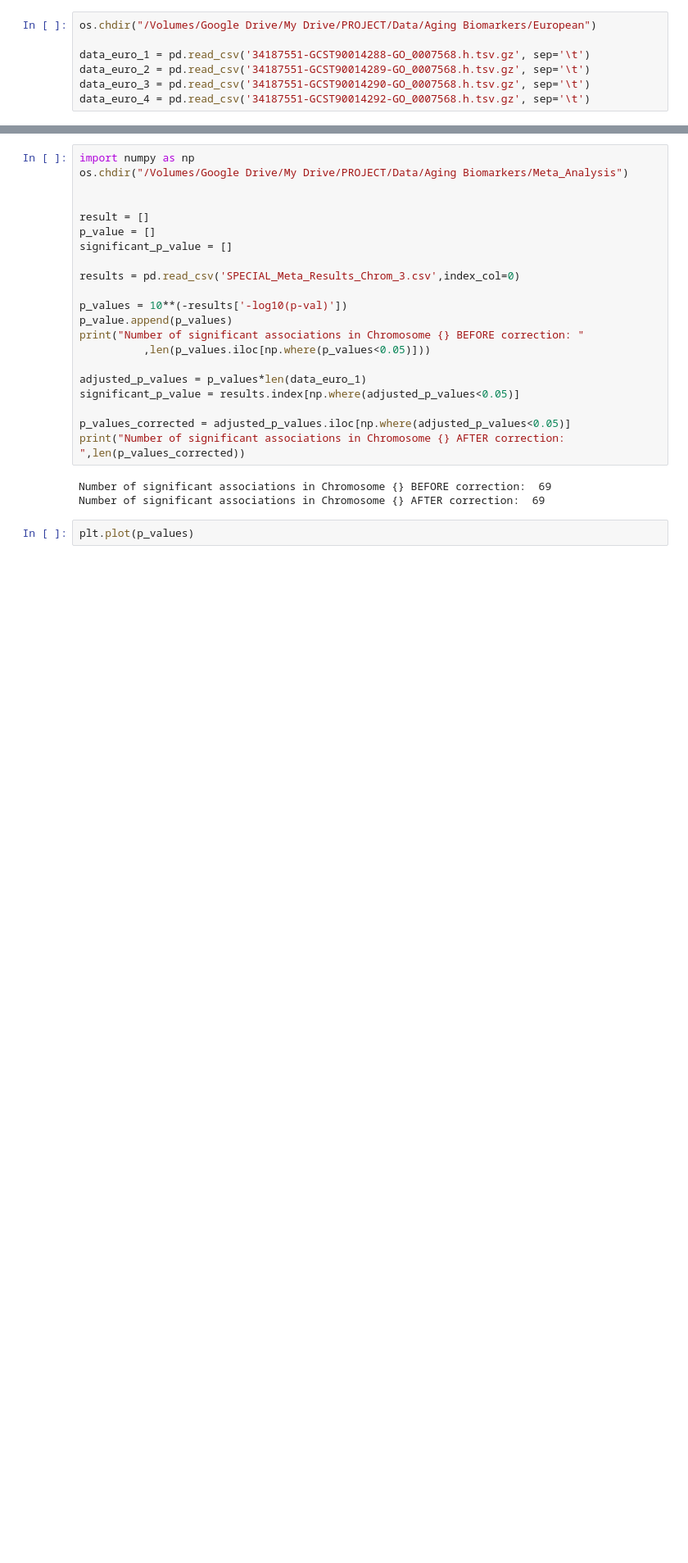
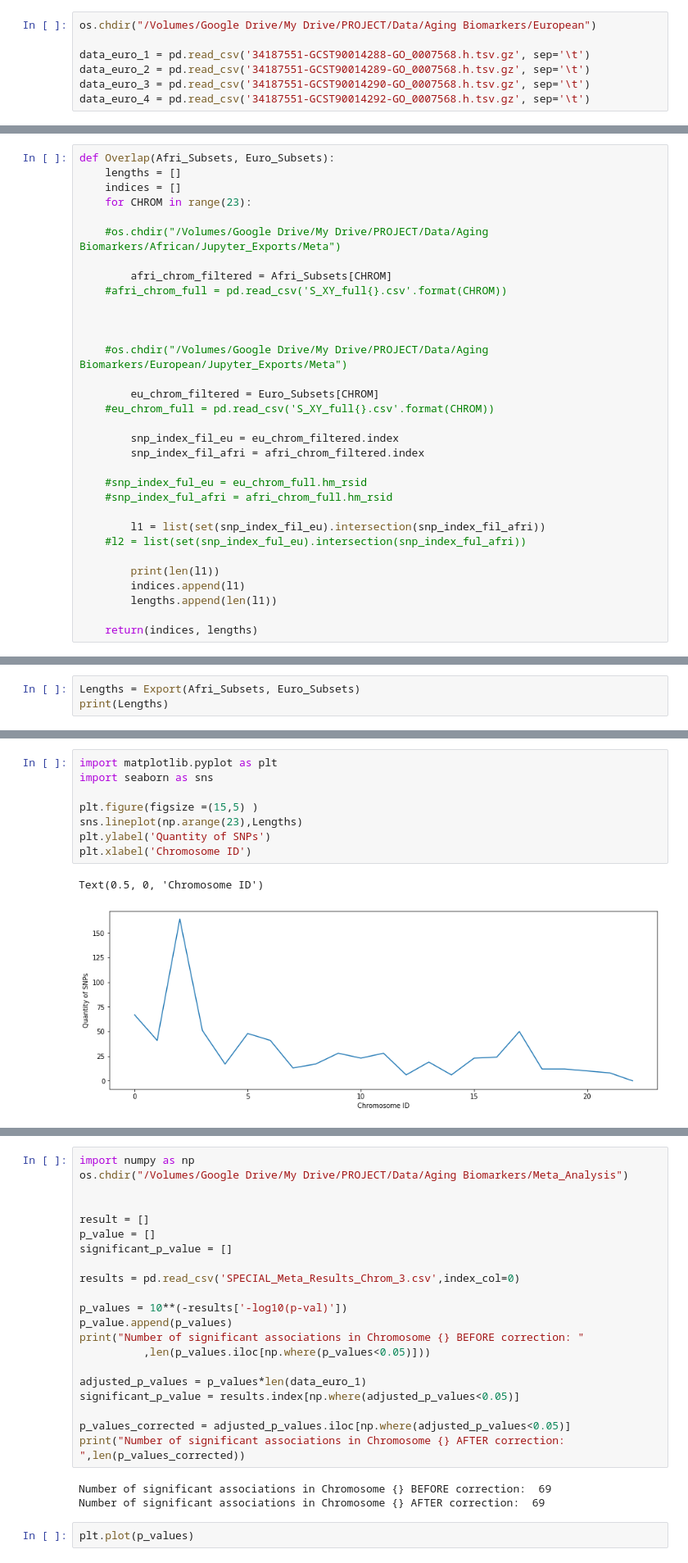
Before and after one commit to datasandwich/Code, a Jupyter notebook: Index Reordering for Meta Analysis.ipynb, the cells around one changed output, grey strips where cells are left out. Shown: that part at 82% size. Cells and saved outputs as stored; diff of their text form; blank space fills up the shorter version.

```diff
--- a/Index Reordering for Meta Analysis.ipynb
+++ b/Index Reordering for Meta Analysis.ipynb
@@ -127 +181,33 @@ lenghts = []
+# %%
+def Overlap(Afri_Subsets, Euro_Subsets):
+    lengths = []
+    indices = []
+    for CHROM in range(23):
+
+    #os.chdir("/Volumes/Google Drive/My Drive/PROJECT/Data/Aging Biomarkers/African/Jupyter_Exports/Meta")
+
+        afri_chrom_filtered = Afri_Subsets[CHROM]
+    #afri_chrom_full = pd.read_csv('S_XY_full{}.csv'.format(CHROM))
+
+
+
+    #os.chdir("/Volumes/Google Drive/My Drive/PROJECT/Data/Aging Biomarkers/European/Jupyter_Exports/Meta")
+
+        eu_chrom_filtered = Euro_Subsets[CHROM]
+    #eu_chrom_full = pd.read_csv('S_XY_full{}.csv'.format(CHROM))
+
+        snp_index_fil_eu = eu_chrom_filtered.index
+        snp_index_fil_afri = afri_chrom_filtered.index
+
+    #snp_index_ful_eu = eu_chrom_full.hm_rsid
+    #snp_index_ful_afri = afri_chrom_full.hm_rsid
+
+        l1 = list(set(snp_index_fil_eu).intersection(snp_index_fil_afri))
+    #l2 = list(set(snp_index_ful_eu).intersection(snp_index_ful_afri))
+
+        print(len(l1))
+        indices.append(l1)
+        lengths.append(len(l1))
+
+    return(indices, lengths)
 # %%
@@ -194,0 +260,3 @@ for CHROM in range(3):
+# %%
+Lengths = Export(Afri_Subsets, Euro_Subsets)
+print(Lengths)
@@ -195,3 +281,14 @@ for CHROM in range(3):
+# %%
+import matplotlib.pyplot as plt
+import seaborn as sns
+
+plt.figure(figsize =(15,5) )
+sns.lineplot(np.arange(23),Lengths)
+plt.ylabel('Quantity of SNPs')
+plt.xlabel('Chromosome ID')
+# %% [output]
+Text(0.5, 0, 'Chromosome ID')
+[figure, added]
 # %%
 os.chdir("/Volumes/Google Drive/My Drive/PROJECT/Data/Aging Biomarkers/Meta_Analysis")
 
```
Also changed, not shown: parts of 20 cells of this notebook, 1 other file.
